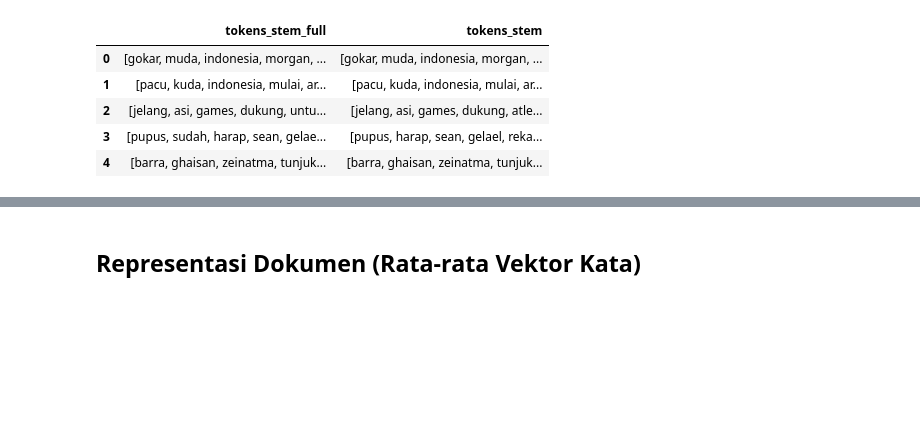
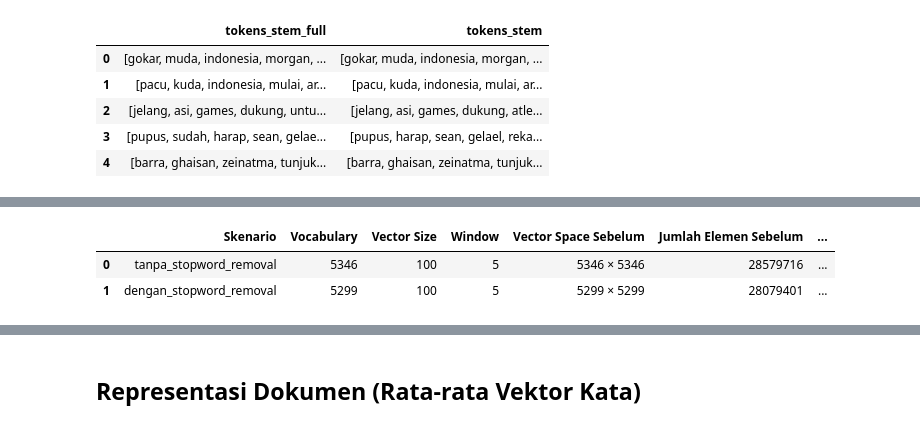
Before and after one commit to nabiilah9/ppw, a Jupyter notebook: skipgram.ipynb, the cells around one changed output, grey strips where cells are left out. Saved outputs shown, nothing was run; the diff lists cells and outputs as text; code cells hidden in the pictures; blank space fills up the shorter version.

```diff
--- a/skipgram.ipynb
+++ b/skipgram.ipynb
@@ -173,25 +153,102 @@ Note: you may need to restart the kernel to use updated packages.
 # %%
 from gensim.models import Word2Vec
-def train_skipgram(corpus_tokens, vector_size=100, window=5, min_count=1, epochs=100, seed=42):
-    """Melatih model Word2Vec dengan arsitektur skip-gram (sg=1)."""
+import pandas as pd
+import numpy as np
+
+
+# FUNGSI TRAINING SKIP-GRAM
+def train_skipgram(
+    corpus_tokens,
+    vector_size=100,
+    window=5,
+    min_count=1,
+    epochs=100,
+    seed=42
+):
+
     model = Word2Vec(
         sentences=corpus_tokens.tolist(),
         vector_size=vector_size,
         window=window,
         min_count=min_count,
-        sg=1,          # 1 = skip-gram, 0 = CBOW
+        sg=1,          # Skip-Gram
         epochs=epochs,
         seed=seed,
-        workers=1,
+        workers=1
     )
+
     return model
 
-# Latih satu model skip-gram untuk masing-masing skenario (parameter dasar)
-skipgram_models = {
-    nama: train_skipgram(tokens_col, vector_size=100, window=5)
-    for nama, tokens_col in skenario.items()
-}
+
+# 2. TRAIN SKIP-GRAM
+skipgram_models = {}
+
+for nama, tokens_col in skenario.items():
+
+    print("=" * 80)
+    print(f"SKENARIO: {nama}")
+    print("=" * 80)
+
+    model = train_skipgram(
+        corpus_tokens=tokens_col,
+        vector_size=100,
+        window=5
+    )
+
+    skipgram_models[nama] = model
+
+    print("Jumlah vocabulary :", len(model.wv))
+    print("Vector size       :", model.vector_size)
+    print("Window             :", model.window)
+    print("Ukuran matrix      :", model.wv.vectors.shape)
+    print()
+
+
+# TABEL VECTOR SPACE
+hasil_vector_space = []
 
 for nama, model in skipgram_models.items():
-    print(f"{nama}: ukuran vocabulary = {len(model.wv):,}")
+
+    # Jumlah vocabulary
+    vocab_size = len(model.wv)
+
+    # Embedding matrix
+    embedding_matrix = model.wv.vectors
+
+    # Ukuran matrix
+    rows, cols = embedding_matrix.shape
+
+    hasil_vector_space.append({
+        "Skenario": nama,
+
+        "Vocabulary": vocab_size,
+
+        "Vector Size": model.vector_size,
+
+        "Window": model.window,
+
+        # Sebelum Skip-Gram
+        # One-hot secara konseptual
+        "Vector Space Sebelum":
+            f"{vocab_size} × {vocab_size}",
+
+        "Jumlah Elemen Sebelum":
+            vocab_size * vocab_size,
+
+        # Sesudah Skip-Gram
+        "Vector Space Sesudah":
+            f"{rows} × {cols}",
+
+        "Jumlah Elemen Sesudah":
+            rows * cols
+    })
+
+
+df_vector_space = pd.DataFrame(hasil_vector_space)
+
+print("=" * 100)
+print("VECTOR SPACE SEBELUM DAN SESUDAH SKIP-GRAM")
+print("=" * 100)
+
+display(df_vector_space)
 # %% [output]
@@ -199,0 +274,3 @@ dengan_stopword_removal: ukuran vocabulary = 5,299
+|  | Skenario | Vocabulary | Vector Size | Window | Vector Space Sebelum | Jumlah Elemen Sebelum | ... |
+| 0 | tanpa_stopword_removal | 5346 | 100 | 5 | 5346 × 5346 | 28579716 | ... |
+| 1 | dengan_stopword_removal | 5299 | 100 | 5 | 5299 × 5299 | 28079401 | ... |
```
Also changed, not shown: parts of 9 cells of this notebook, 38 other files.
